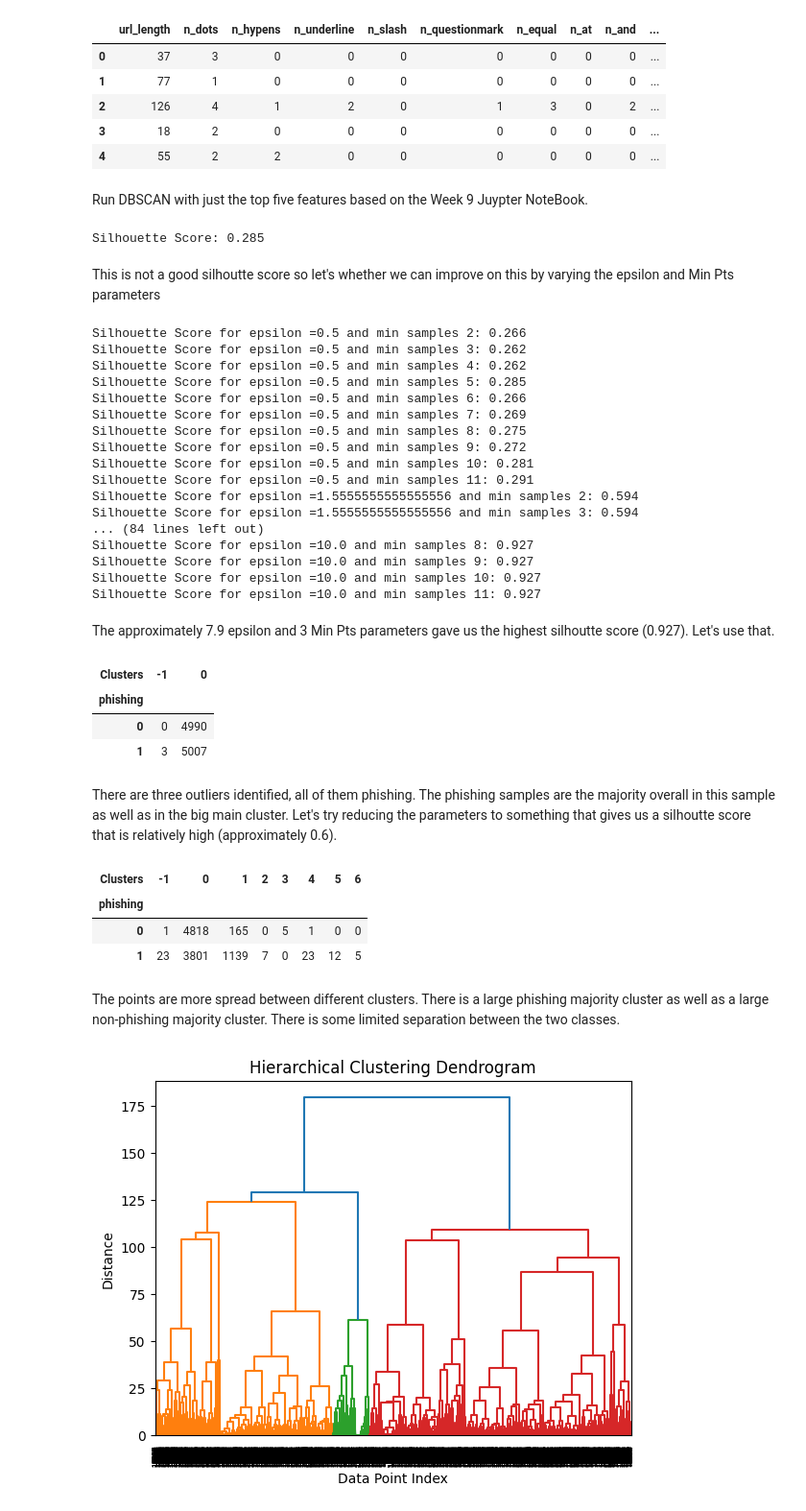
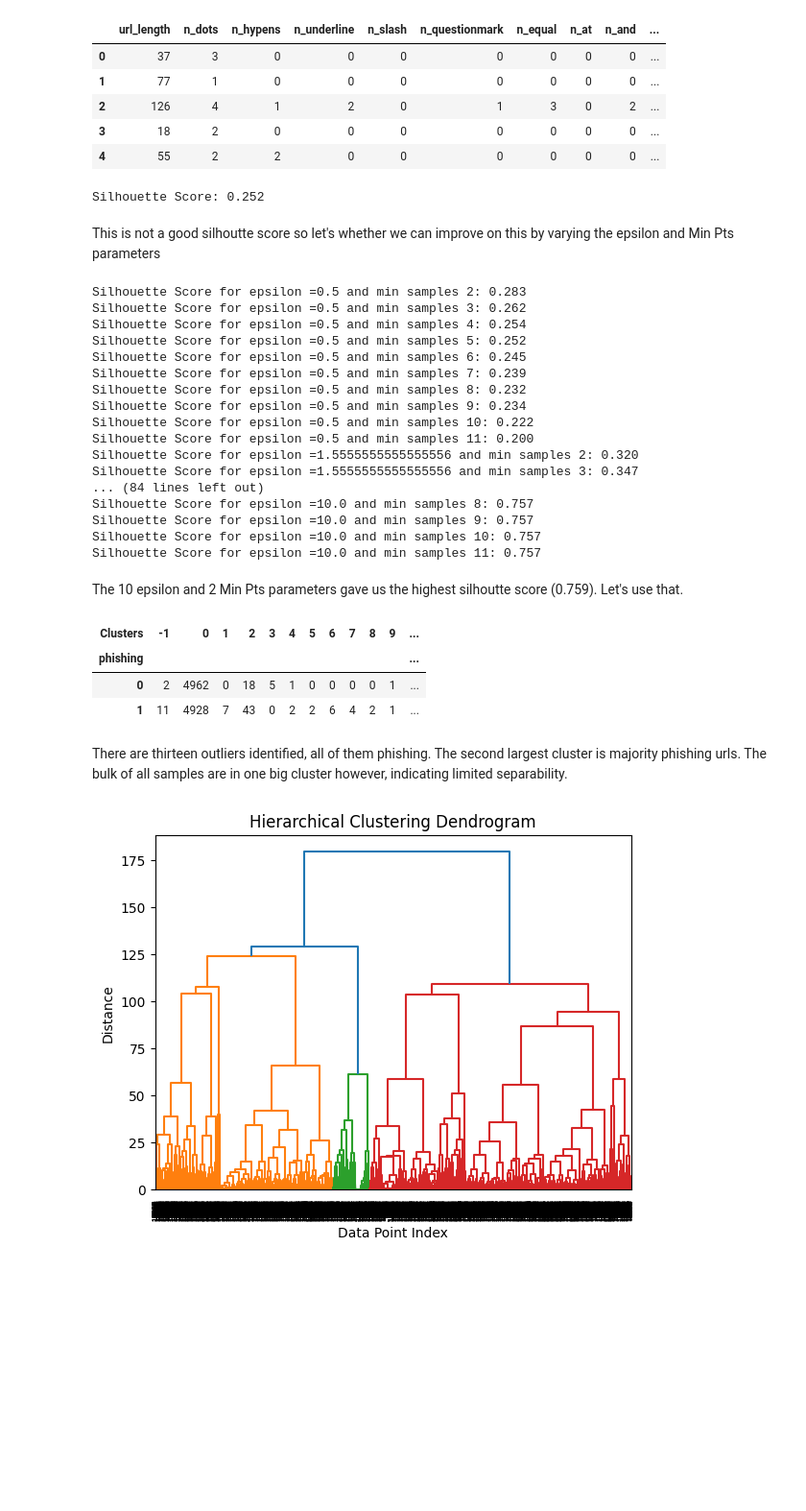
Before and after one commit to alfrabra1998/Juypter_Notebooks, a Jupyter notebook: Mod_C1_Week_11_Alfred_Abraham.ipynb, the cells around one changed output. Shown at 96% size. Cells and saved outputs as stored; diff of their text form; code cells hidden in the pictures; blank space fills up the shorter version.

```diff
--- a/Mod_C1_Week_11_Alfred_Abraham.ipynb
+++ b/Mod_C1_Week_11_Alfred_Abraham.ipynb
@@ -173,14 +173,12 @@ URL.head()
 | 2 | 126 | 4 | 1 | 2 | 0 | 1 | 3 | 0 | 2 | ... |
 | 3 | 18 | 2 | 0 | 0 | 0 | 0 | 0 | 0 | 0 | ... |
 | 4 | 55 | 2 | 2 | 0 | 0 | 0 | 0 | 0 | 0 | ... |
-# %% [markdown]
-Run DBSCAN with just the top five features based on the Week 9 Juypter NoteBook.
 # %%
 from sklearn.preprocessing import StandardScaler
 from sklearn.cluster import DBSCAN
 from sklearn.metrics import silhouette_score
 URL = URL.head(10000)
-X = URL[["url_length","n_slash","n_dots","n_hypens","n_questionmark"]]
+X = URL.drop("phishing",axis=1)
 scaler = StandardScaler()
 X_scaled = scaler.fit_transform(X)
 dbscan = DBSCAN()
@@ -188,7 +186,7 @@ cluster_labels = dbscan.fit_predict(X_scaled)
 silhouette_avg = silhouette_score(X_scaled, cluster_labels)
 print(f"Silhouette Score: {silhouette_avg:.3f}")
 # %% [output]
-Silhouette Score: 0.285
+Silhouette Score: 0.252
 # %% [markdown]
 This is not a good silhoutte score so let's whether we can improve on this by varying the epsilon and Min Pts parameters
 # %%
@@ -200,51 +198,38 @@ for e in np.linspace(0.5,10.0,10):
         silhouette_avg = silhouette_score(X_scaled, cluster_labels)
         print(f"Silhouette Score for epsilon ={e} and min samples {s}: {silhouette_avg:.3f}")
 # %% [output]
-Silhouette Score for epsilon =0.5 and min samples 2: 0.266
+Silhouette Score for epsilon =0.5 and min samples 2: 0.283
 Silhouette Score for epsilon =0.5 and min samples 3: 0.262
-Silhouette Score for epsilon =0.5 and min samples 4: 0.262
-Silhouette Score for epsilon =0.5 and min samples 5: 0.285
-Silhouette Score for epsilon =0.5 and min samples 6: 0.266
-Silhouette Score for epsilon =0.5 and min samples 7: 0.269
-Silhouette Score for epsilon =0.5 and min samples 8: 0.275
-Silhouette Score for epsilon =0.5 and min samples 9: 0.272
-Silhouette Score for epsilon =0.5 and min samples 10: 0.281
-Silhouette Score for epsilon =0.5 and min samples 11: 0.291
-Silhouette Score for epsilon =1.5555555555555556 and min samples 2: 0.594
-Silhouette Score for epsilon =1.5555555555555556 and min samples 3: 0.594
+Silhouette Score for epsilon =0.5 and min samples 4: 0.254
+Silhouette Score for epsilon =0.5 and min samples 5: 0.252
+Silhouette Score for epsilon =0.5 and min samples 6: 0.245
+Silhouette Score for epsilon =0.5 and min samples 7: 0.239
+Silhouette Score for epsilon =0.5 and min samples 8: 0.232
+Silhouette Score for epsilon =0.5 and min samples 9: 0.234
+Silhouette Score for epsilon =0.5 and min samples 10: 0.222
+Silhouette Score for epsilon =0.5 and min samples 11: 0.200
+Silhouette Score for epsilon =1.5555555555555556 and min samples 2: 0.320
+Silhouette Score for epsilon =1.5555555555555556 and min samples 3: 0.347
 ... (84 lines left out)
-Silhouette Score for epsilon =10.0 and min samples 8: 0.927
-Silhouette Score for epsilon =10.0 and min samples 9: 0.927
-Silhouette Score for epsilon =10.0 and min samples 10: 0.927
-Silhouette Score for epsilon =10.0 and min samples 11: 0.927
+Silhouette Score for epsilon =10.0 and min samples 8: 0.757
+Silhouette Score for epsilon =10.0 and min samples 9: 0.757
+Silhouette Score for epsilon =10.0 and min samples 10: 0.757
+Silhouette Score for epsilon =10.0 and min samples 11: 0.757
 # %% [markdown]
-The approximately 7.9 epsilon and 3 Min Pts  parameters gave us the highest silhoutte score (0.927). Let's use that.
+The 10 epsilon and 2 Min Pts  parameters gave us the highest silhoutte score (0.759). Let's use that.
 # %%
-dbscan = DBSCAN(eps = 7.9,min_samples=3)
+dbscan = DBSCAN(eps = 10.0 ,min_samples=2)
 cluster_labels = dbscan.fit_predict(X_scaled)
 URL["Clusters"] = cluster_labels
 Table = pd.crosstab(URL["phishing"],URL["Clusters"])
 Table
 # %% [output]
-| Clusters | -1 | 0 |
-| phishing |  |  |
-| 0 | 0 | 4990 |
-| 1 | 3 | 5007 |
+| Clusters | -1 | 0 | 1 | 2 | 3 | 4 | 5 | 6 | 7 | 8 | 9 | ... |
+| phishing |  |  |  |  |  |  |  |  |  |  |  | ... |
+| 0 | 2 | 4962 | 0 | 18 | 5 | 1 | 0 | 0 | 0 | 0 | 1 | ... |
+| 1 | 11 | 4928 | 7 | 43 | 0 | 2 | 2 | 6 | 4 | 2 | 1 | ... |
 # %% [markdown]
-There are three outliers identified, all of them phishing. The phishing samples are the majority overall in this sample as well as in the big main cluster. Let's try reducing the parameters to something that gives us a silhoutte score that is relatively high (approximately 0.6).
+There are thirteen outliers identified, all of them phishing. The second largest cluster is majority phishing urls.  The bulk of all samples are in one big cluster however, indicating limited separability.
-# %%
-dbscan = DBSCAN(eps = 2.6,min_samples=5)
-cluster_labels = dbscan.fit_predict(X_scaled)
-URL["Clusters"] = cluster_labels
-Table = pd.crosstab(URL["phishing"],URL["Clusters"])
-Table
-# %% [output]
-| Clusters | -1 | 0 | 1 | 2 | 3 | 4 | 5 | 6 |
-| phishing |  |  |  |  |  |  |  |  |
-| 0 | 1 | 4818 | 165 | 0 | 5 | 1 | 0 | 0 |
-| 1 | 23 | 3801 | 1139 | 7 | 0 | 23 | 12 | 5 |
-# %% [markdown]
-The points are more spread between different clusters. There is a large phishing majority cluster as well as a large non-phishing majority cluster. There is some limited separation between the two classes.
 # %%
 import pandas as pd
 import numpy as np
```
Also changed, not shown: parts of 8 cells of this notebook.
